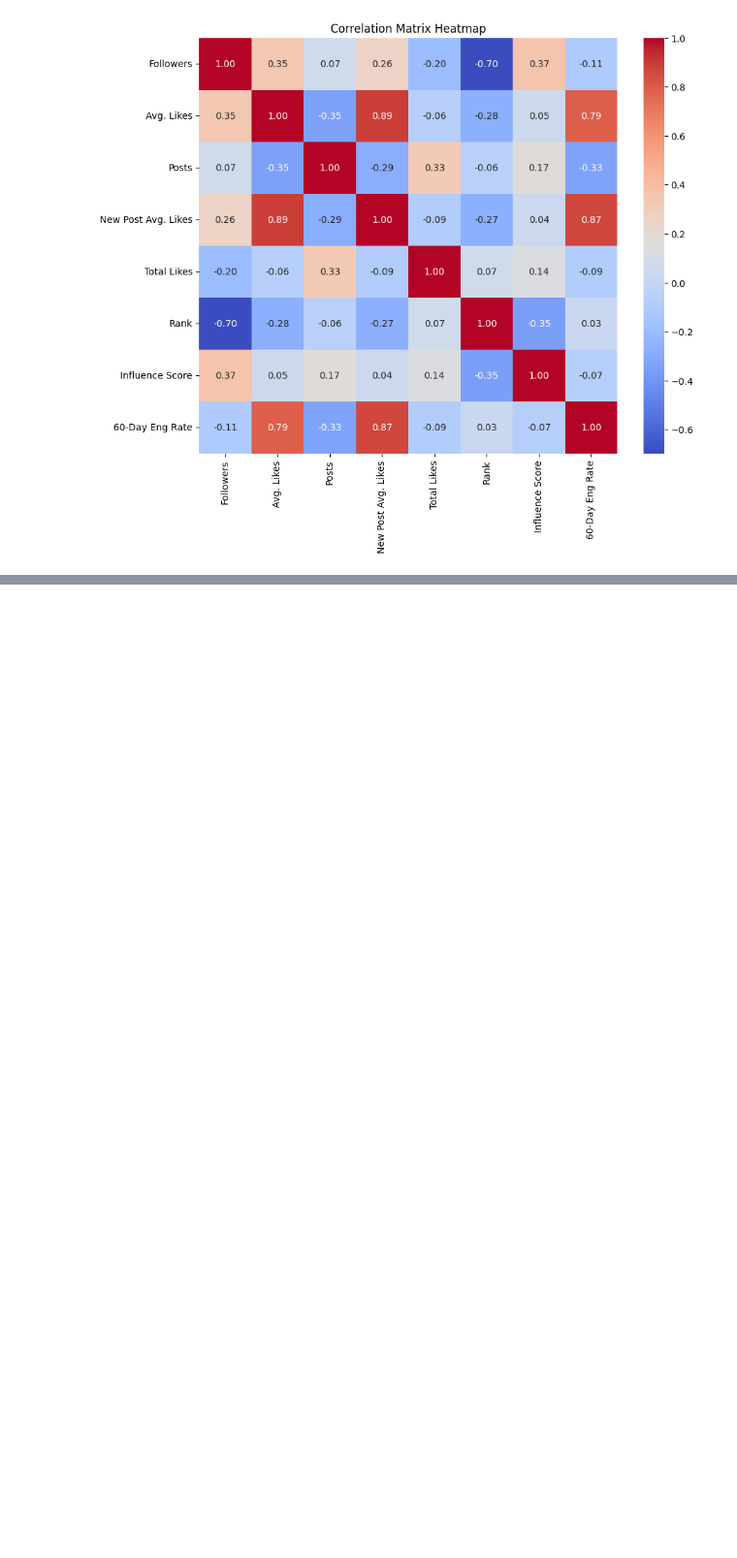
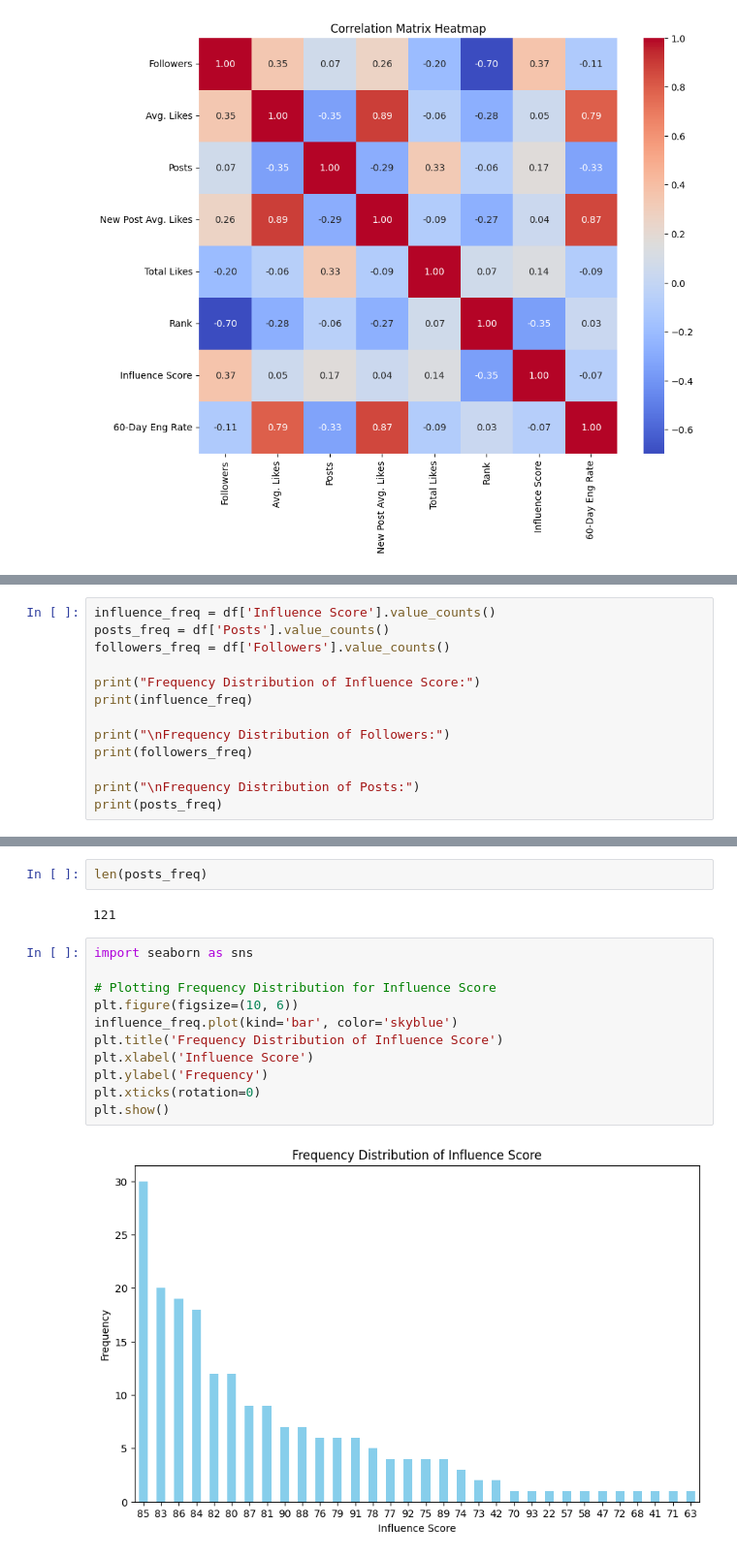
Before and after one commit to Kiruthika-KB/Final-Project, a Jupyter notebook: Instagram_Influencers.ipynb, the cells around one changed output, grey strips where cells are left out. Shown at 97% size. Cells and saved outputs as stored; diff of their text form; blank space fills up the shorter version.

```diff
--- a/Instagram_Influencers.ipynb
+++ b/Instagram_Influencers.ipynb
@@ -157,0 +163,13 @@ plt.show()
+# %%
+influence_freq = df['Influence Score'].value_counts()
+posts_freq = df['Posts'].value_counts()
+followers_freq = df['Followers'].value_counts()
+
+print("Frequency Distribution of Influence Score:")
+print(influence_freq)
+
+print("\nFrequency Distribution of Followers:")
+print(followers_freq)
+
+print("\nFrequency Distribution of Posts:")
+print(posts_freq)
@@ -157,0 +194,17 @@ plt.show()
+# %%
+len(posts_freq)
+# %% [output]
+121
+# %%
+import seaborn as sns
+
+# Plotting Frequency Distribution for Influence Score
+plt.figure(figsize=(10, 6))
+influence_freq.plot(kind='bar', color='skyblue')
+plt.title('Frequency Distribution of Influence Score')
+plt.xlabel('Influence Score')
+plt.ylabel('Frequency')
+plt.xticks(rotation=0)
+plt.show()
+# %% [output]
+[figure, added]
```
Also changed, not shown: parts of 15 cells of this notebook.
